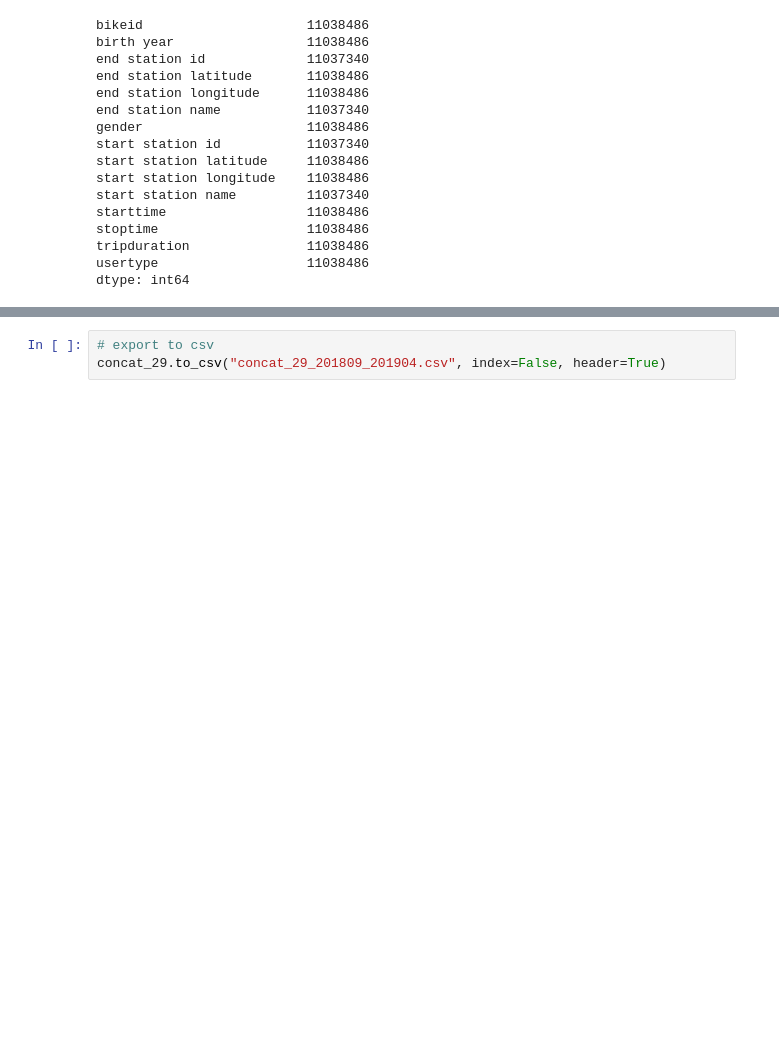
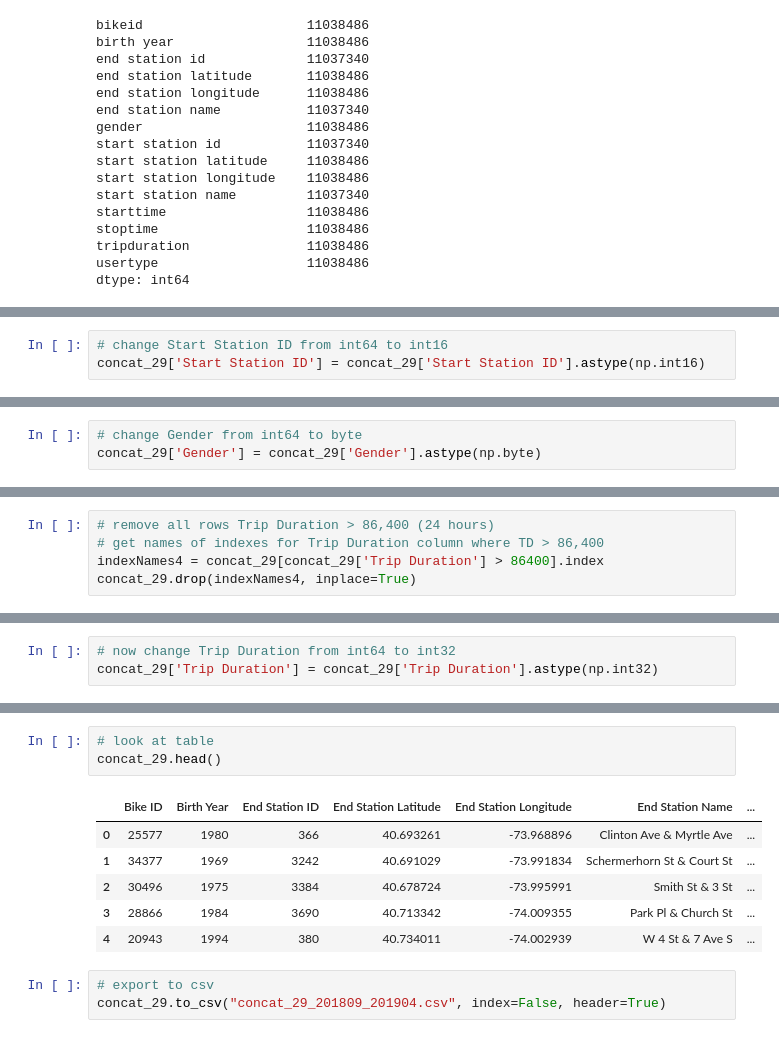
Before and after one commit to 3chords/biking_nyc, a Jupyter notebook: biking_nyc_Sep2018-Apr2019.ipynb, the cells around one changed output, grey strips where cells are left out. Drawn from its saved outputs; the diff is of its cells as text; blank space fills up the shorter version.

```diff
--- a/biking_nyc_Sep2018-Apr2019.ipynb
+++ b/biking_nyc_Sep2018-Apr2019.ipynb
@@ -574,0 +667,3 @@ concat_29.head()
+# %%
+# change Start Station ID from int64 to int16
+concat_29['Start Station ID'] = concat_29['Start Station ID'].astype(np.int16)
@@ -574,0 +700,3 @@ concat_29.head()
+# %%
+# change Gender from int64 to byte
+concat_29['Gender'] = concat_29['Gender'].astype(np.byte)
@@ -574,0 +723,5 @@ concat_29.head()
+# %%
+# remove all rows Trip Duration > 86,400 (24 hours)
+# get names of indexes for Trip Duration column where TD > 86,400
+indexNames4 = concat_29[concat_29['Trip Duration'] > 86400].index
+concat_29.drop(indexNames4, inplace=True)
@@ -574,0 +754,3 @@ concat_29.head()
+# %%
+# now change Trip Duration from int64 to int32
+concat_29['Trip Duration'] = concat_29['Trip Duration'].astype(np.int32)
@@ -575,3 +777,13 @@ concat_29.head()
+# %%
+# look at table
+concat_29.head()
+# %% [output]
+|  | Bike ID | Birth Year | End Station ID | End Station Latitude | End Station Longitude | End Station Name | ... |
+| 0 | 25577 | 1980 | 366 | 40.693261 | -73.968896 | Clinton Ave & Myrtle Ave | ... |
+| 1 | 34377 | 1969 | 3242 | 40.691029 | -73.991834 | Schermerhorn St & Court St | ... |
+| 2 | 30496 | 1975 | 3384 | 40.678724 | -73.995991 | Smith St & 3 St | ... |
+| 3 | 28866 | 1984 | 3690 | 40.713342 | -74.009355 | Park Pl & Church St | ... |
+| 4 | 20943 | 1994 | 380 | 40.734011 | -74.002939 | W 4 St & 7 Ave S | ... |
 # %%
 # export to csv
 concat_29.to_csv("concat_29_201809_201904.csv", index=False, header=True)
```
Also changed, not shown: parts of 20 cells of this notebook.
